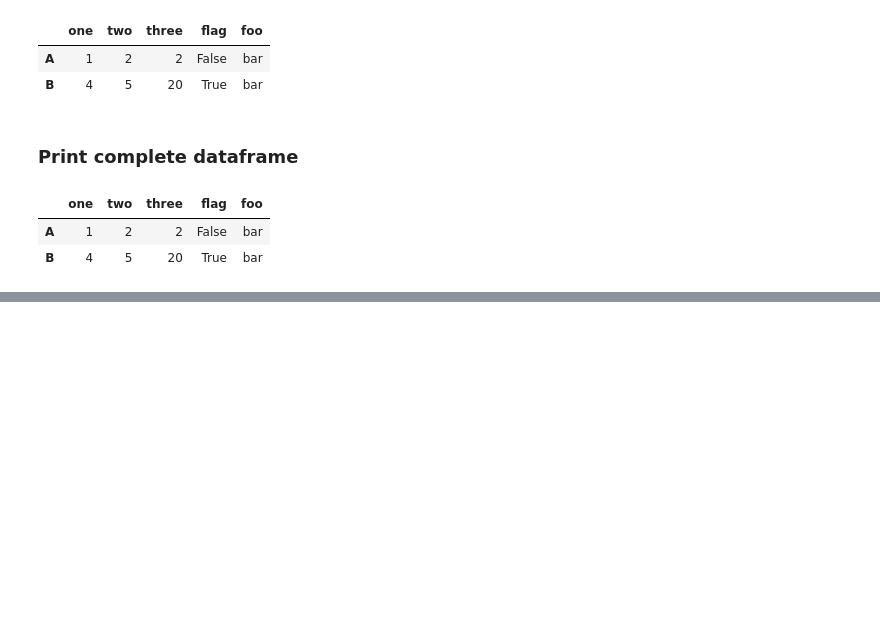
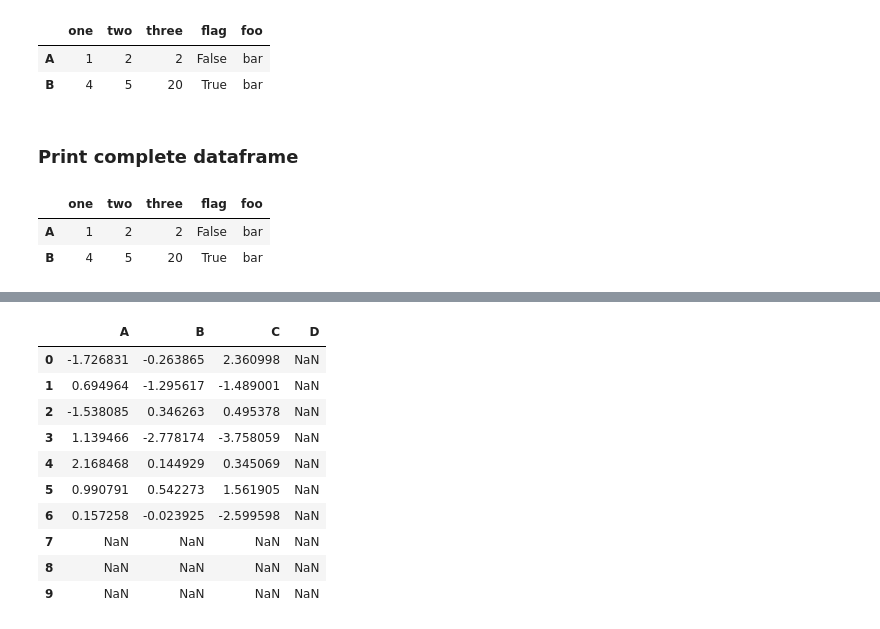
Before and after one commit to aqsa-04/my-jupyter-project, a Jupyter notebook: Aqsa_Assignment_01_Python_Tutorial.ipynb.ipynb, the cells around one changed output, grey strips where cells are left out. Cells and saved outputs as stored; diff of their text form; code cells hidden in the pictures; blank space fills up the shorter version.

```diff
--- a/Aqsa_Assignment_01_Python_Tutorial.ipynb.ipynb
+++ b/Aqsa_Assignment_01_Python_Tutorial.ipynb.ipynb
@@ -2007,0 +2129,3 @@ df
+# %%
+df2 = pd.DataFrame(np.random.randn(7, 3), columns=['A', 'B', 'C'])
+df2
@@ -2007,0 +2153,14 @@ df
+# %%
+df + df2
+# %% [output]
+|  | A | B | C | D |
+| 0 | -1.726831 | -0.263865 | 2.360998 | NaN |
+| 1 | 0.694964 | -1.295617 | -1.489001 | NaN |
+| 2 | -1.538085 | 0.346263 | 0.495378 | NaN |
+| 3 | 1.139466 | -2.778174 | -3.758059 | NaN |
+| 4 | 2.168468 | 0.144929 | 0.345069 | NaN |
+| 5 | 0.990791 | 0.542273 | 1.561905 | NaN |
+| 6 | 0.157258 | -0.023925 | -2.599598 | NaN |
+| 7 | NaN | NaN | NaN | NaN |
+| 8 | NaN | NaN | NaN | NaN |
+| 9 | NaN | NaN | NaN | NaN |
```
Also changed, not shown: parts of 96 cells of this notebook.
